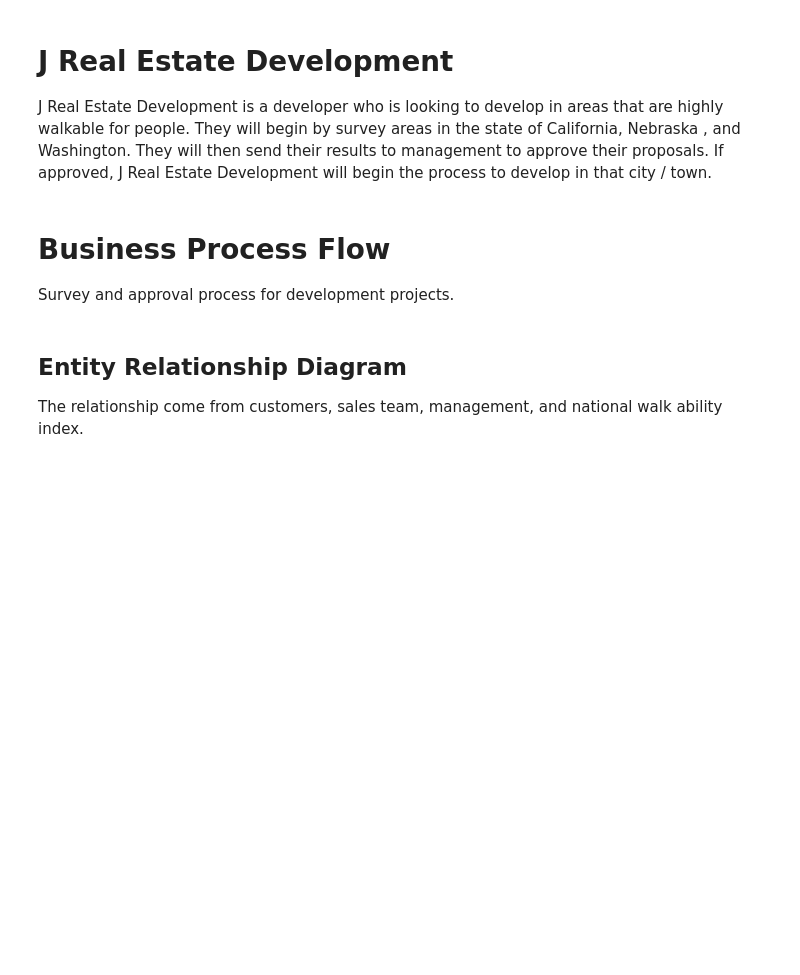
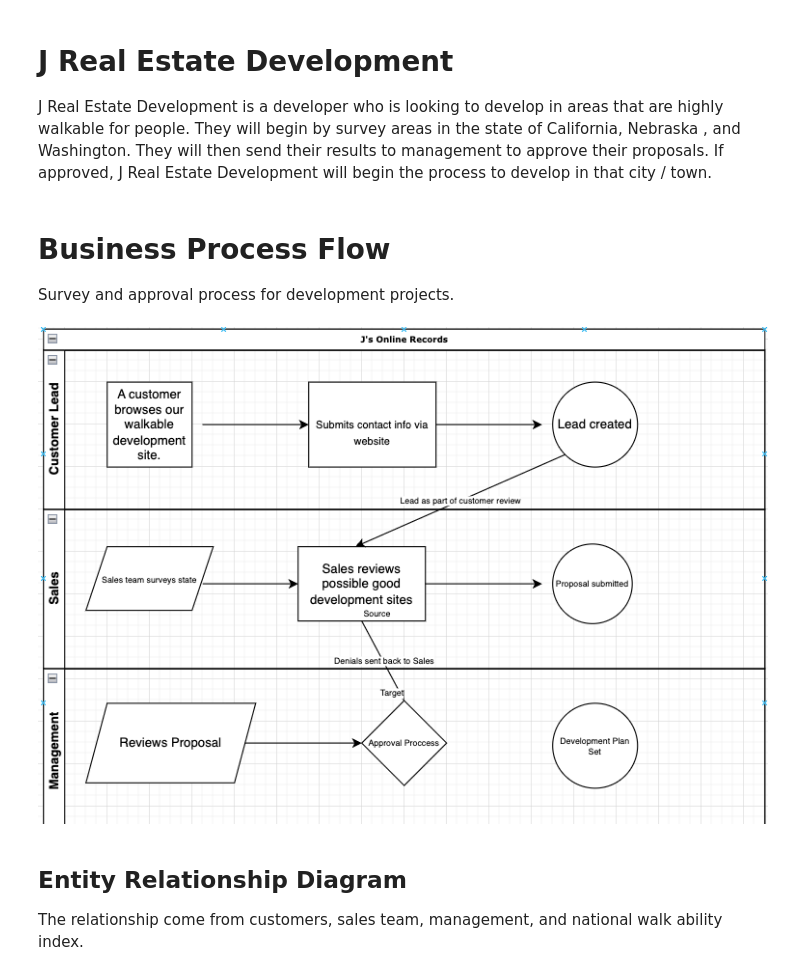
Before and after one commit to jg2012/JGCapstone, a Jupyter notebook: J Real Estate Development.ipynb, the cells around one changed output. Saved outputs shown, nothing was run; the diff lists cells and outputs as text; code cells hidden in the pictures; blank space fills up the shorter version.

Commit message:
Updates made to the Flow Chart, ERD, and the Table Creations.

```diff
--- a/J Real Estate Development.ipynb
+++ b/J Real Estate Development.ipynb
@@ -5,6 +5,11 @@ J Real Estate Development is a developer who is looking to develop in areas that
 # %% [markdown]
 # Business Process Flow
 Survey and approval process for development projects.
+# %%
+from IPython.display import Image
+Image(filename='BusinessProccessFlowChart.png')
+# %% [output]
+[figure, added]
 # %% [markdown]
 ## Entity Relationship Diagram
 The relationship come from customers, sales team, management, and national walk ability index.
```
Also changed, not shown: parts of 8 cells of this notebook, 7 other files.
